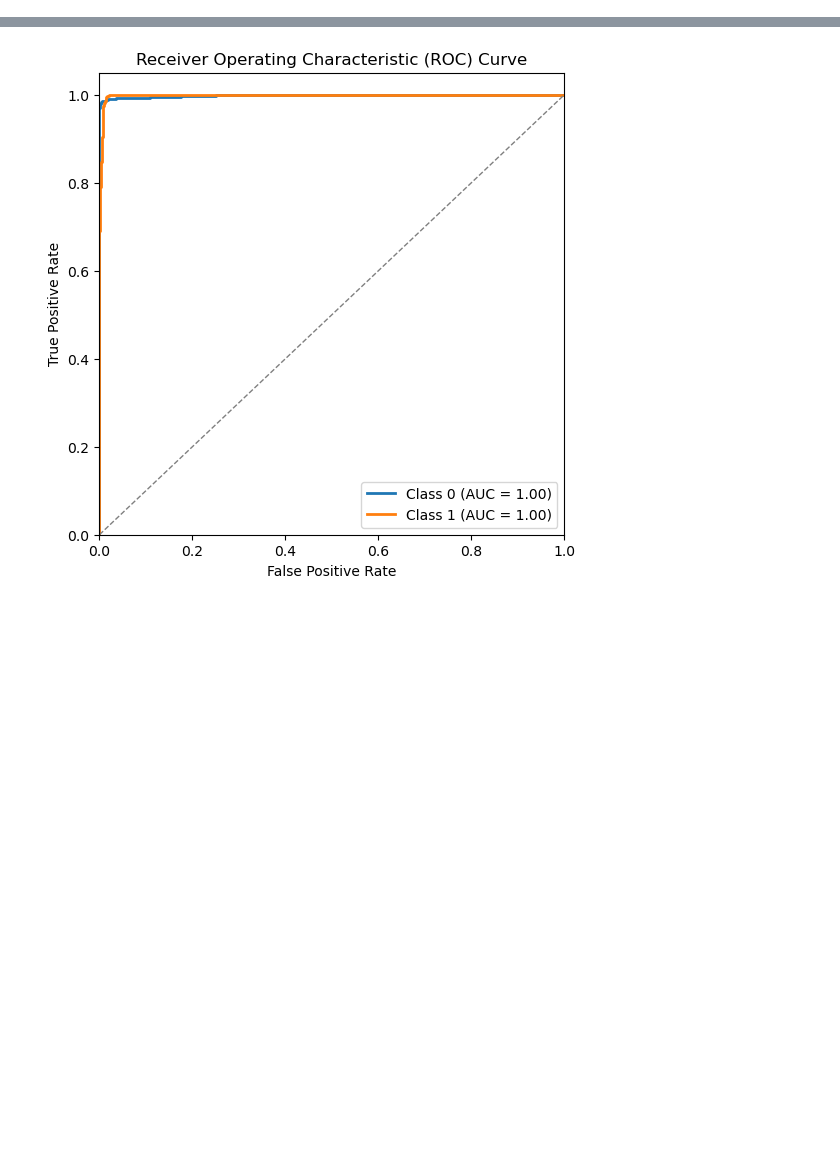
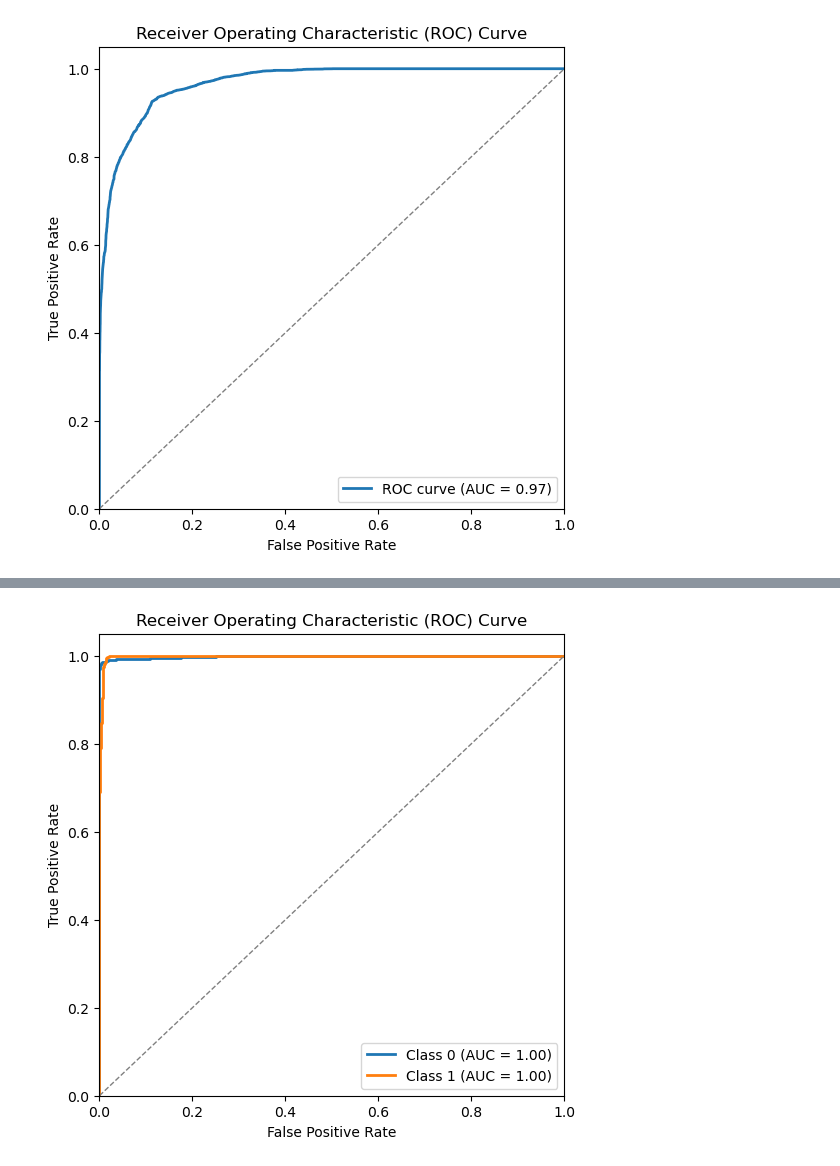
Before and after one commit to giorgoskoufetidis/TOV_EQUATIONS, a Jupyter notebook: Machine Learning/knn.ipynb, the cells around one changed output, grey strips where cells are left out. Drawn from its saved outputs; the diff is of its cells as text; code cells hidden in the pictures; blank space fills up the shorter version.

Commit message:
Update on models.

```diff
--- a/Machine Learning/knn.ipynb
+++ b/Machine Learning/knn.ipynb
@@ -1,9 +1,9 @@
 # %%
 import pandas as pd
 
-data = pd.read_csv("custom_sample_mass_radius_y_ext_15.csv",
+data = pd.read_csv("custom_sample_mass_radius_k2_15.csv",
                    header=None,
-                   names=["Mass", "Radius", "yR_value", "Type"],
+                   names=["Mass", "Radius", "k2", "Type"],
                    low_memory=False)
 
 m_r_p = data.iloc[1:, :-1]
@@ -18,0 +11,75 @@ KNeighborsClassifier()
+# %%
+import numpy as np
+import matplotlib.pyplot as plt
+from sklearn.model_selection import StratifiedKFold, cross_validate, train_test_split
+from sklearn.neighbors import KNeighborsClassifier
+from sklearn.metrics import make_scorer, precision_score, recall_score, f1_score, roc_curve, auc
+from sklearn.preprocessing import label_binarize
+
+# ----------------------------
+# 1. Prepare data
+# ----------------------------
+# Convert labels to integers
+star_type_int = star_type.astype(int)
+
+# Split into train/test
+X_train, X_test, y_train, y_test = train_test_split(
+    m_r_p, star_type_int, test_size=0.2, random_state=42, stratify=star_type_int
+)
+
+# ----------------------------
+# 2. Define KNN classifier
+# ----------------------------
+# Adjust n_neighbors to control accuracy
+classifier = KNeighborsClassifier(n_neighbors=1500)
+
+# ----------------------------
+# 3. Cross-validation (no scaling)
+# ----------------------------
+cv = StratifiedKFold(n_splits=5, shuffle=True, random_state=42)
+
+scoring = {
+    "precision": make_scorer(precision_score, average='macro'),
+    "recall": make_scorer(recall_score, average='macro'),
+    "f1": make_scorer(f1_score, average='macro')
+}
+
+scores = cross_validate(classifier, X_train, y_train, cv=cv, scoring=scoring)
+
+# Print cross-validation metrics
+print("Cross-validation results (KNN, no scaling):")
+for key in ["test_precision", "test_recall", "test_f1"]:
+    mean = np.mean(scores[key])
+    std = np.std(scores[key])
+    print(f"{key}: {mean:.4f} ± {std:.4f}")
+
+# ----------------------------
+# 4. Train classifier on full training set
+# ----------------------------
+classifier.fit(X_train, y_train)
+
+# ----------------------------
+# 5. ROC curve plotting (binary)
+# ----------------------------
+# Predict probabilities for positive class
+y_test_proba = classifier.predict_proba(X_test)[:, 1]
+
+# Binarize test labels
+y_test_bin = label_binarize(y_test, classes=[0, 1]).ravel()
+
+# Compute ROC
+fpr, tpr, _ = roc_curve(y_test_bin, y_test_proba)
+roc_auc = auc(fpr, tpr)
+
+# Plot ROC
+plt.figure(figsize=(6, 6))
+plt.plot(fpr, tpr, lw=2, label=f'ROC curve (AUC = {roc_auc:.2f})')
+plt.plot([0, 1], [0, 1], color='grey', linestyle='--', lw=1)
+plt.xlim([0, 1])
+plt.ylim([0, 1.05])
+plt.xlabel('False Positive Rate')
+plt.ylabel('True Positive Rate')
+plt.title('Receiver Operating Characteristic (ROC) Curve')
+plt.legend(loc='lower right')
+plt.show()
+# %% [output]
@@ -19,3 +90,4 @@ KNeighborsClassifier()
+[figure, added]
 # %%
 from sklearn.metrics import classification_report, confusion_matrix, accuracy_score, ConfusionMatrixDisplay
 import matplotlib.pyplot as plt
```
Also changed, not shown: parts of 5 cells of this notebook, 5 other files.
